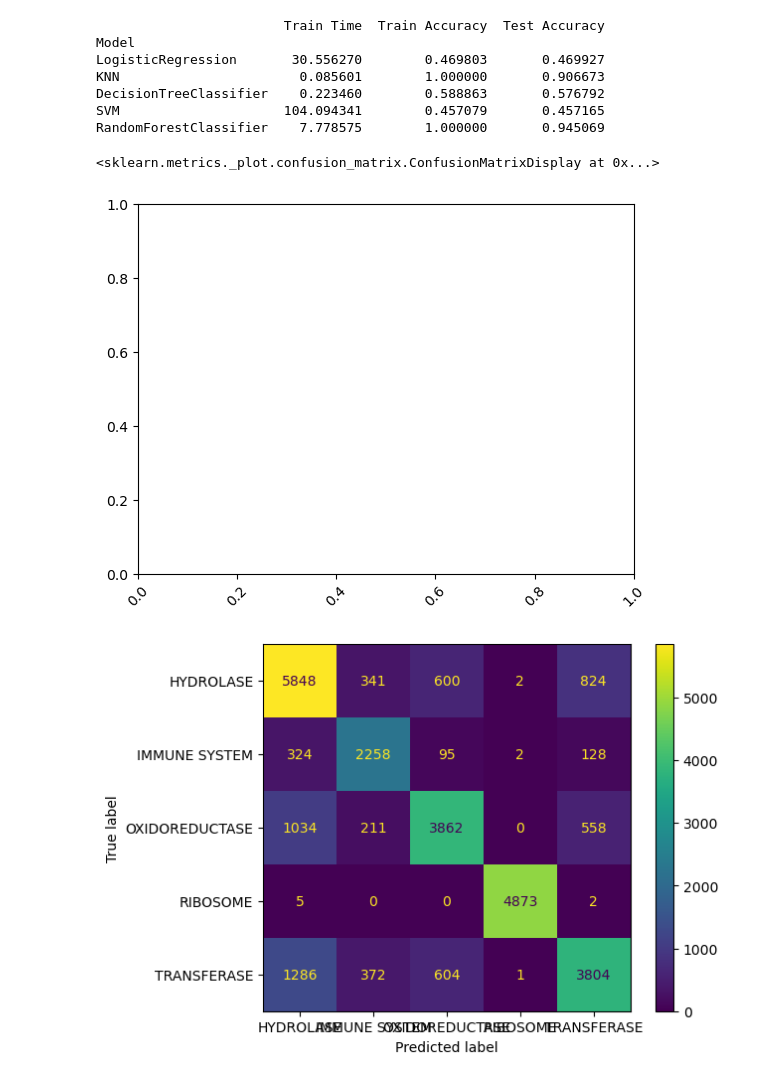
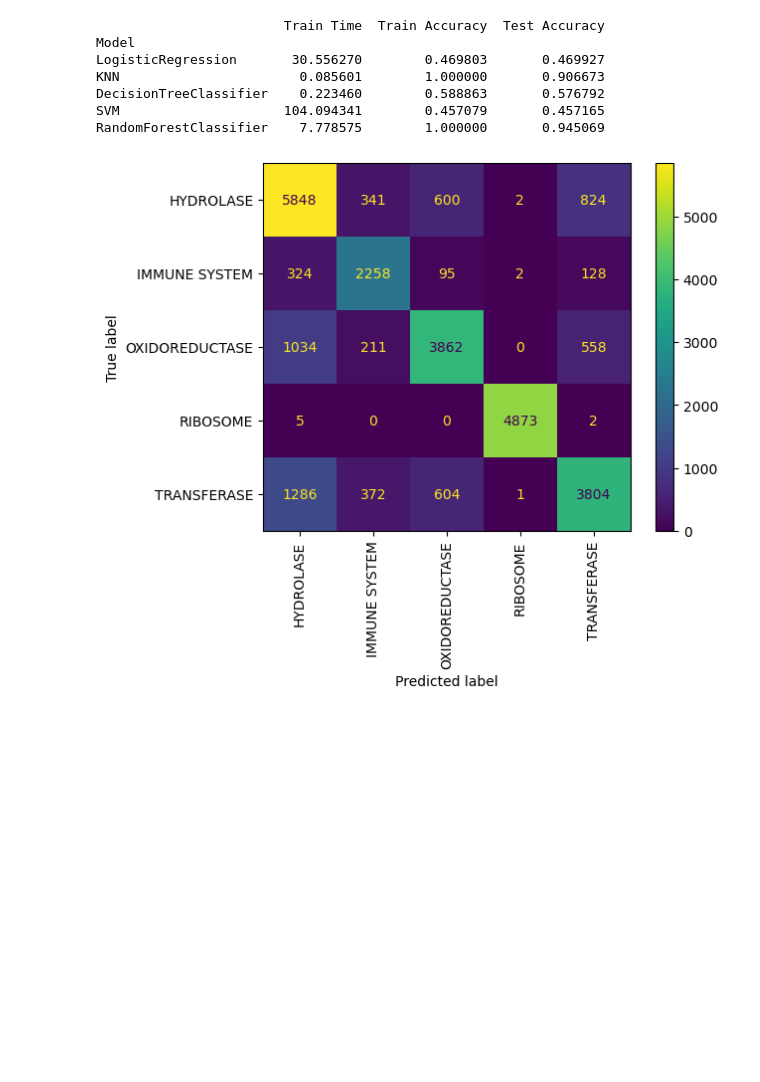
Before and after one commit to sramshey/emeritus, a Jupyter notebook: molecule_classifier.ipynb, the cells around one changed output. Saved outputs shown, nothing was run; the diff lists cells and outputs as text; code cells hidden in the pictures; blank space fills up the shorter version.

Commit message:
adjust confusion matrices

```diff
--- a/molecule_classifier.ipynb
+++ b/molecule_classifier.ipynb
@@ -572,12 +572,10 @@ RandomForestClassifier    7.778575        1.000000       0.945069
 # %%
 # confusion matrix for the optimized KNN model
 disp = ConfusionMatrixDisplay(confusion_matrix=confusion_matrix(y_test, y_test_pred_knn), display_labels=knn_grid.classes_)
-plt.xticks(rotation=45)
-disp.plot()
+disp.plot(xticks_rotation="vertical")
+plt.show()
 # %% [output]
-<sklearn.metrics._plot.confusion_matrix.ConfusionMatrixDisplay at 0x...>
-[figure, old version]
+[figure, new version]
-[figure, removed]
 # %%
 # confusion matrix for the optimized RandomForestClassifier model
 disp = ConfusionMatrixDisplay(confusion_matrix=confusion_matrix(y_test, y_test_pred_rfc), display_labels=rfc_grid.classes_)
```
Also changed, not shown: parts of 1 cell of this notebook.
